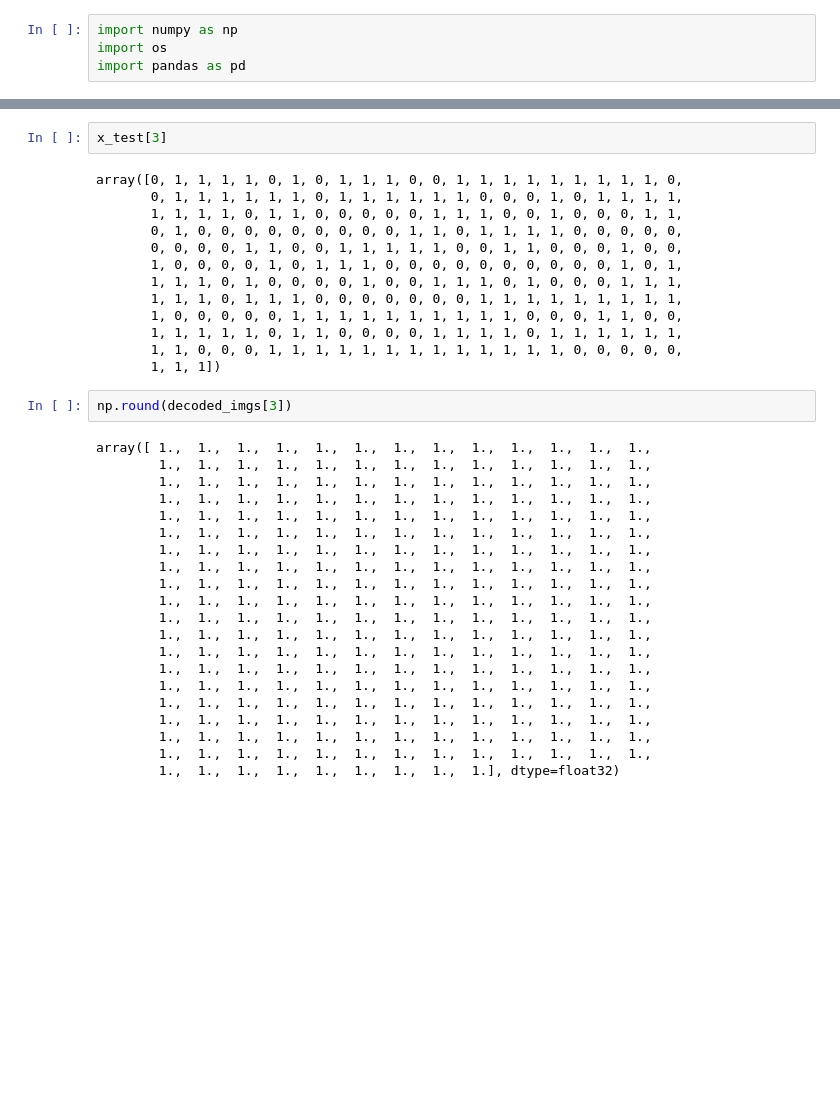
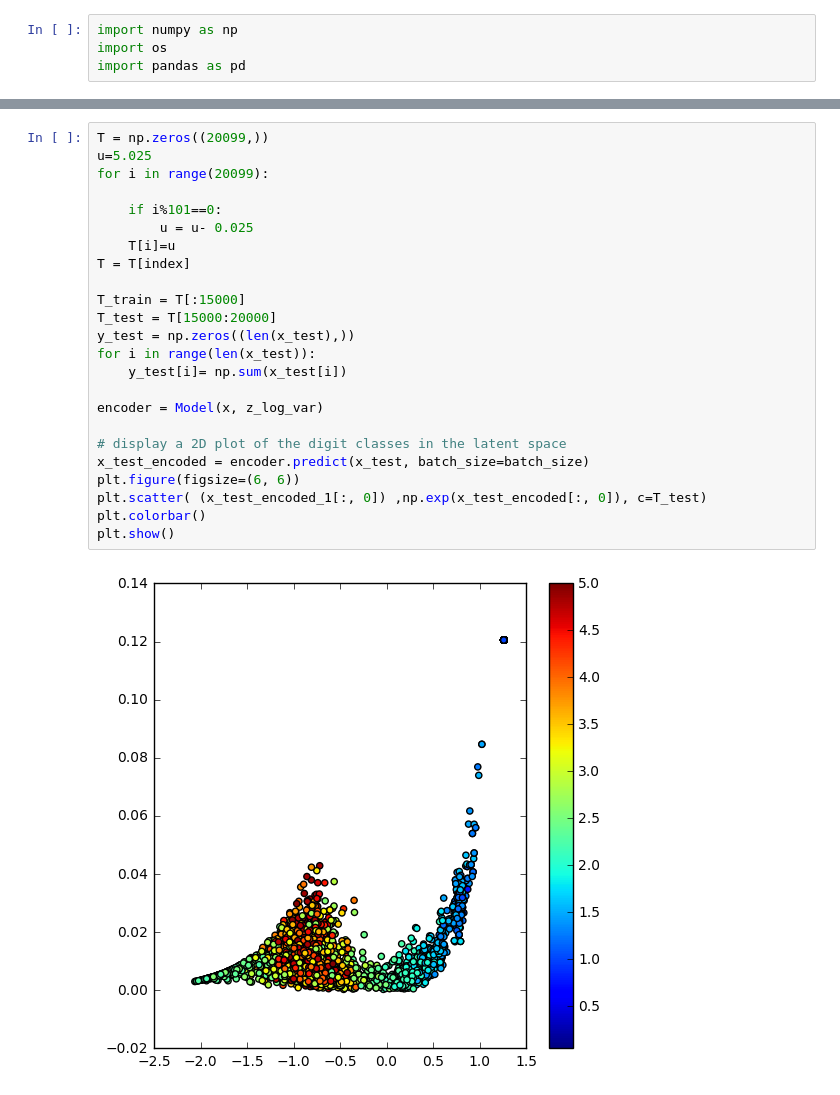
Before and after one commit to tensorstone/VAE_Ising-Model, a Jupyter notebook: VAE Ising_1.ipynb, the cells around one changed output, grey strips where cells are left out. Drawn from its saved outputs; the diff is of its cells as text; blank space fills up the shorter version.

```diff
--- a/VAE Ising_1.ipynb
+++ b/VAE Ising_1.ipynb
@@ -175,38 +154,26 @@ array([ 0.53436613,  0.52356339,  0.5134756 ,  0.51559287,  0.51742655,
-# %%
-x_test[3]
-# %% [output]
-array([0, 1, 1, 1, 1, 0, 1, 0, 1, 1, 1, 0, 0, 1, 1, 1, 1, 1, 1, 1, 1, 1, 0,
-       0, 1, 1, 1, 1, 1, 1, 0, 1, 1, 1, 1, 1, 1, 0, 0, 0, 1, 0, 1, 1, 1, 1,
-       1, 1, 1, 1, 0, 1, 1, 0, 0, 0, 0, 0, 1, 1, 1, 0, 0, 1, 0, 0, 0, 1, 1,
-       0, 1, 0, 0, 0, 0, 0, 0, 0, 0, 0, 1, 1, 0, 1, 1, 1, 1, 0, 0, 0, 0, 0,
-       0, 0, 0, 0, 1, 1, 0, 0, 1, 1, 1, 1, 1, 0, 0, 1, 1, 0, 0, 0, 1, 0, 0,
-       1, 0, 0, 0, 0, 1, 0, 1, 1, 1, 0, 0, 0, 0, 0, 0, 0, 0, 0, 0, 1, 0, 1,
-       1, 1, 1, 0, 1, 0, 0, 0, 0, 1, 0, 0, 1, 1, 1, 0, 1, 0, 0, 0, 1, 1, 1,
-       1, 1, 1, 0, 1, 1, 1, 0, 0, 0, 0, 0, 0, 0, 1, 1, 1, 1, 1, 1, 1, 1, 1,
-       1, 0, 0, 0, 0, 0, 1, 1, 1, 1, 1, 1, 1, 1, 1, 1, 0, 0, 0, 1, 1, 0, 0,
-       1, 1, 1, 1, 1, 0, 1, 1, 0, 0, 0, 0, 1, 1, 1, 1, 0, 1, 1, 1, 1, 1, 1,
-       1, 1, 0, 0, 0, 1, 1, 1, 1, 1, 1, 1, 1, 1, 1, 1, 1, 1, 0, 0, 0, 0, 0,
-       1, 1, 1])
-# %%
-np.round(decoded_imgs[3])
-# %% [output]
-array([ 1.,  1.,  1.,  1.,  1.,  1.,  1.,  1.,  1.,  1.,  1.,  1.,  1.,
-        1.,  1.,  1.,  1.,  1.,  1.,  1.,  1.,  1.,  1.,  1.,  1.,  1.,
-        1.,  1.,  1.,  1.,  1.,  1.,  1.,  1.,  1.,  1.,  1.,  1.,  1.,
-        1.,  1.,  1.,  1.,  1.,  1.,  1.,  1.,  1.,  1.,  1.,  1.,  1.,
-        1.,  1.,  1.,  1.,  1.,  1.,  1.,  1.,  1.,  1.,  1.,  1.,  1.,
-        1.,  1.,  1.,  1.,  1.,  1.,  1.,  1.,  1.,  1.,  1.,  1.,  1.,
-        1.,  1.,  1.,  1.,  1.,  1.,  1.,  1.,  1.,  1.,  1.,  1.,  1.,
-        1.,  1.,  1.,  1.,  1.,  1.,  1.,  1.,  1.,  1.,  1.,  1.,  1.,
-        1.,  1.,  1.,  1.,  1.,  1.,  1.,  1.,  1.,  1.,  1.,  1.,  1.,
-        1.,  1.,  1.,  1.,  1.,  1.,  1.,  1.,  1.,  1.,  1.,  1.,  1.,
-        1.,  1.,  1.,  1.,  1.,  1.,  1.,  1.,  1.,  1.,  1.,  1.,  1.,
-        1.,  1.,  1.,  1.,  1.,  1.,  1.,  1.,  1.,  1.,  1.,  1.,  1.,
-        1.,  1.,  1.,  1.,  1.,  1.,  1.,  1.,  1.,  1.,  1.,  1.,  1.,
-        1.,  1.,  1.,  1.,  1.,  1.,  1.,  1.,  1.,  1.,  1.,  1.,  1.,
-        1.,  1.,  1.,  1.,  1.,  1.,  1.,  1.,  1.,  1.,  1.,  1.,  1.,
-        1.,  1.,  1.,  1.,  1.,  1.,  1.,  1.,  1.,  1.,  1.,  1.,  1.,
-        1.,  1.,  1.,  1.,  1.,  1.,  1.,  1.,  1.,  1.,  1.,  1.,  1.,
-        1.,  1.,  1.,  1.,  1.,  1.,  1.,  1.,  1.,  1.,  1.,  1.,  1.,
-        1.,  1.,  1.,  1.,  1.,  1.,  1.,  1.,  1.,  1.,  1.,  1.,  1.,
-        1.,  1.,  1.,  1.,  1.,  1.,  1.,  1.,  1.], dtype=float32)
+# %%
+T = np.zeros((20099,))
+u=5.025
+for i in range(20099):
+
+    if i%101==0:
+        u = u- 0.025
+    T[i]=u
+T = T[index]
+
+T_train = T[:15000]
+T_test = T[15000:20000]
+y_test = np.zeros((len(x_test),))
+for i in range(len(x_test)):
+    y_test[i]= np.sum(x_test[i])
+
+encoder = Model(x, z_log_var)
+
+# display a 2D plot of the digit classes in the latent space
+x_test_encoded = encoder.predict(x_test, batch_size=batch_size)
+plt.figure(figsize=(6, 6))
+plt.scatter( (x_test_encoded_1[:, 0]) ,np.exp(x_test_encoded[:, 0]), c=T_test)
+plt.colorbar()
+plt.show()
+# %% [output]
+[figure, added]
```
Also changed, not shown: parts of 7 cells of this notebook, 3 other files.
